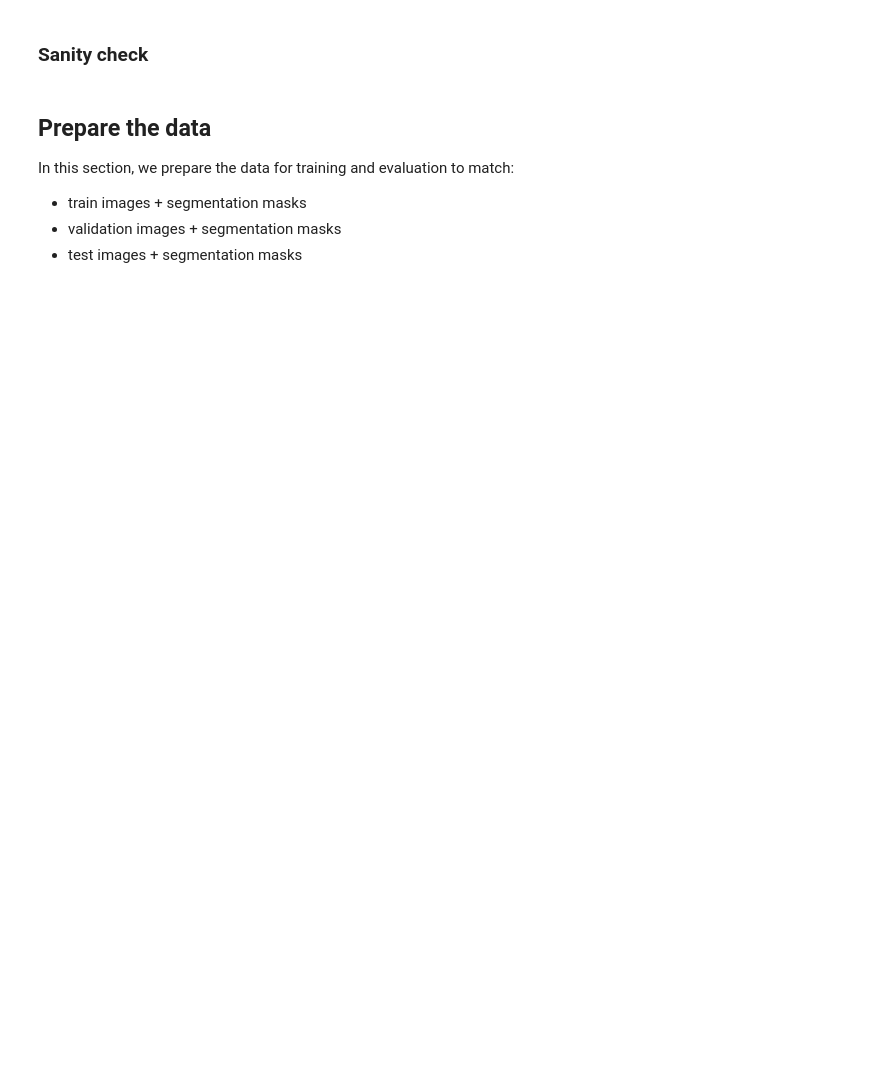
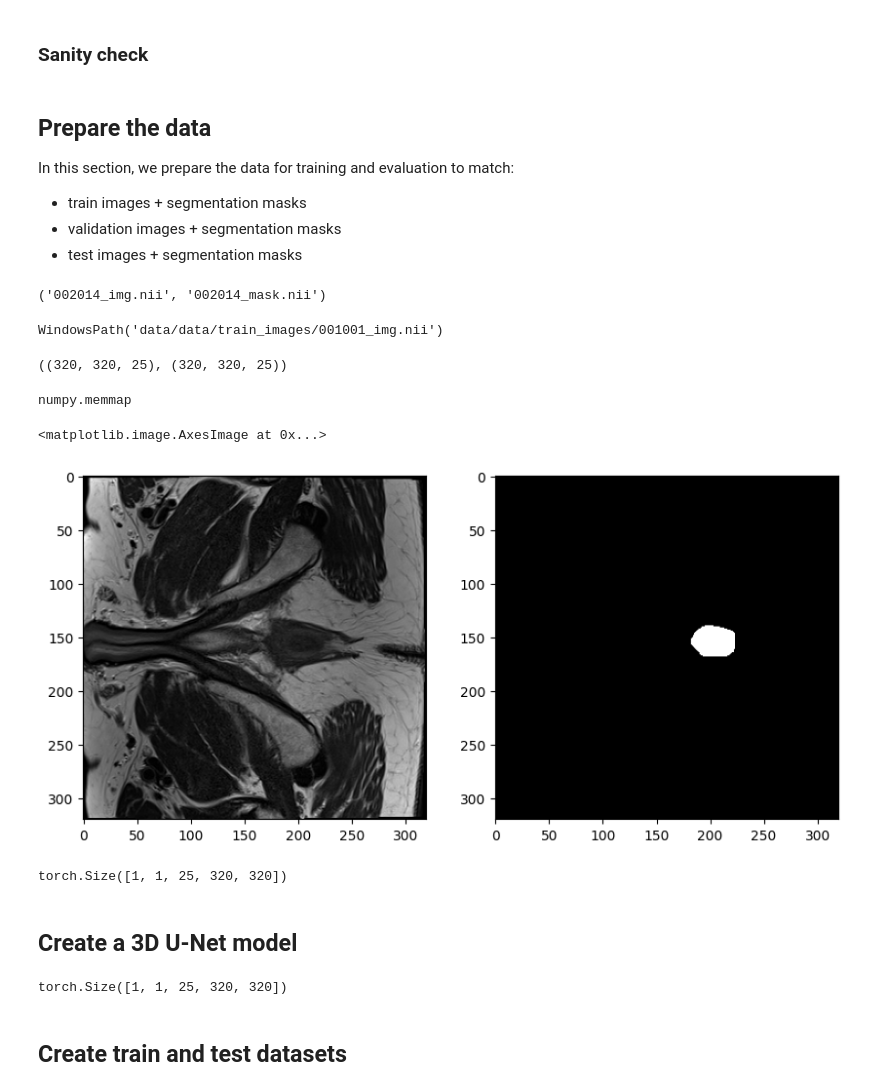
Before and after one commit to R-icntay/ml_cw2, a Jupyter notebook: multi_task_learning/unet.ipynb, the cells around one changed output. Drawn from its saved outputs; the diff is of its cells as text; code cells hidden in the pictures; blank space fills up the shorter version.

Commit message:
Create train and test datasets and dataloaders

```diff
--- a/multi_task_learning/unet.ipynb
+++ b/multi_task_learning/unet.ipynb
@@ -557,3 +516,66 @@ for directory, images in zip([train_image_dir, val_image_dir, test_image_dir], [
 # train_masks_s = list(train_mask_dir.glob("*"))
 # train_masks_s = [mask.name.removesuffix("_mask.nii") for mask in train_masks_s]
 # train_images_s == train_masks_s
+# %%
+tt = os.listdir(train_image_dir)
+tm = os.listdir(train_mask_dir)
+tt[10], tm[10]
+# %% [output]
+('002014_img.nii', '002014_mask.nii')
+# %%
+train_images[0]
+# %% [output]
+WindowsPath('data/data/train_images/001001_img.nii')
+# %%
+# List of train images
+train_images = list(train_image_dir.glob("*"))
+train_masks = list(train_mask_dir.glob("*"))
+train_images[0], train_masks[0]
+
+import nibabel as nib
+import matplotlib.pyplot as plt
+
+# Load an image and its corresponding mask
+image = nib.load(train_images[0])
+mask = nib.load(train_masks[0])
+
+# Get the image and mask data
+image_data = image.get_fdata()
+mask_data = mask.get_fdata()
+
+image_data.shape, mask_data.shape
+# %% [output]
+((320, 320, 25), (320, 320, 25))
+# %%
+type(image_data)
+# %% [output]
+numpy.memmap
+# %%
+
+
+# Plot the image and mask
+fig, ax = plt.subplots(1, 2, figsize = (10, 5))
+ax[0].imshow(image_data[:, :, 0], cmap = "gray")
+ax[1].imshow(mask_data[:, :, 0], cmap = "gray")
+# %% [output]
+<matplotlib.image.AxesImage at 0x...>
+[figure, added]
+# %%
+# Test nn.Conv3d
+conv = nn.Conv3d(in_channels=1, out_channels=1, kernel_size=3, padding=1, bias=False)
+# 320, 320, 25
+inp = torch.randn(1, 1, 25, 320, 320)
+out = conv(inp)
+# Pass through a downsampling layer
+out = nn.MaxPool3d(kernel_size=2, stride=2)(out)
+
+# Pass output through transpose convolution
+out = nn.ConvTranspose3d(in_channels=1, out_channels=1, kernel_size=2, stride=2)(out)
+
+# Resize the output to match the input
+out = nn.Upsample(size=inp.shape[2:], mode="trilinear", align_corners=True)(out)
+out.shape
+# %% [output]
+torch.Size([1, 1, 25, 320, 320])
+# %% [markdown]
+## Create a 3D U-Net model
@@ -559,0 +809,11 @@ for directory, images in zip([train_image_dir, val_image_dir, test_image_dir], [
+# %%
+# Test if 3d U-Net works
+device = torch.device("cuda" if torch.cuda.is_available() else "cpu")
+model = ResidualAttention3DUnet(in_channels = 1, out_channels = 1).to(device)
+x = torch.randn(1, 1, 25, 320, 320).to(device)
+mask = model(x)
+mask.shape
+# %% [output]
+torch.Size([1, 1, 25, 320, 320])
+# %% [markdown]
+## Create train and test datasets
```
Also changed, not shown: parts of 19 cells of this notebook.
